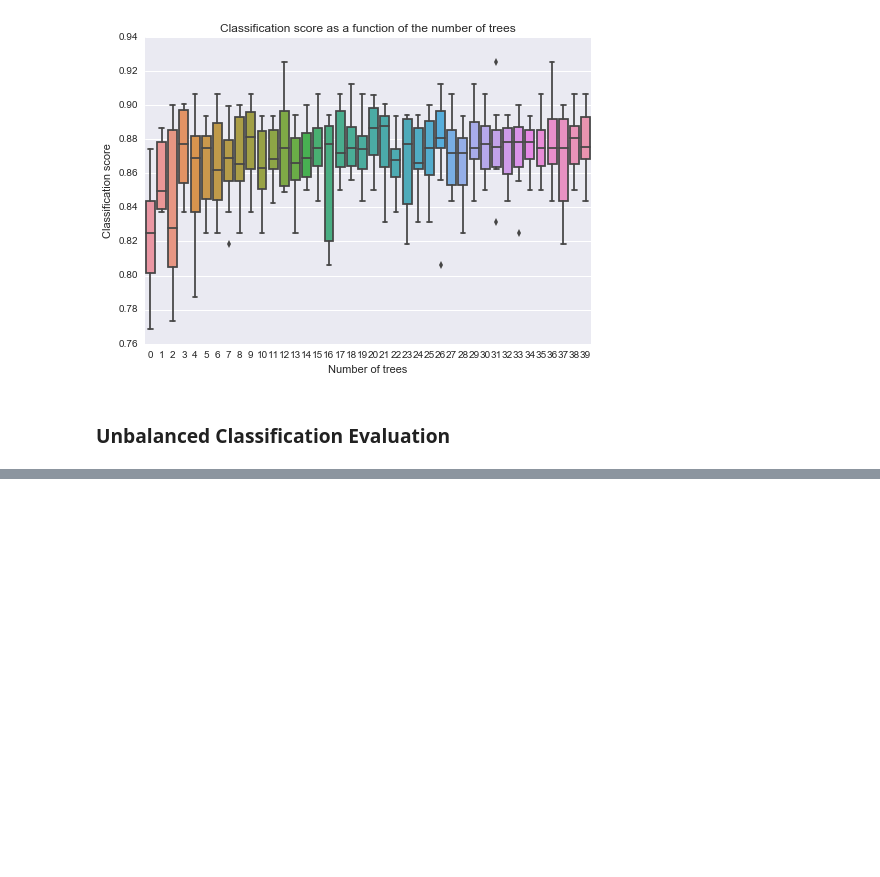
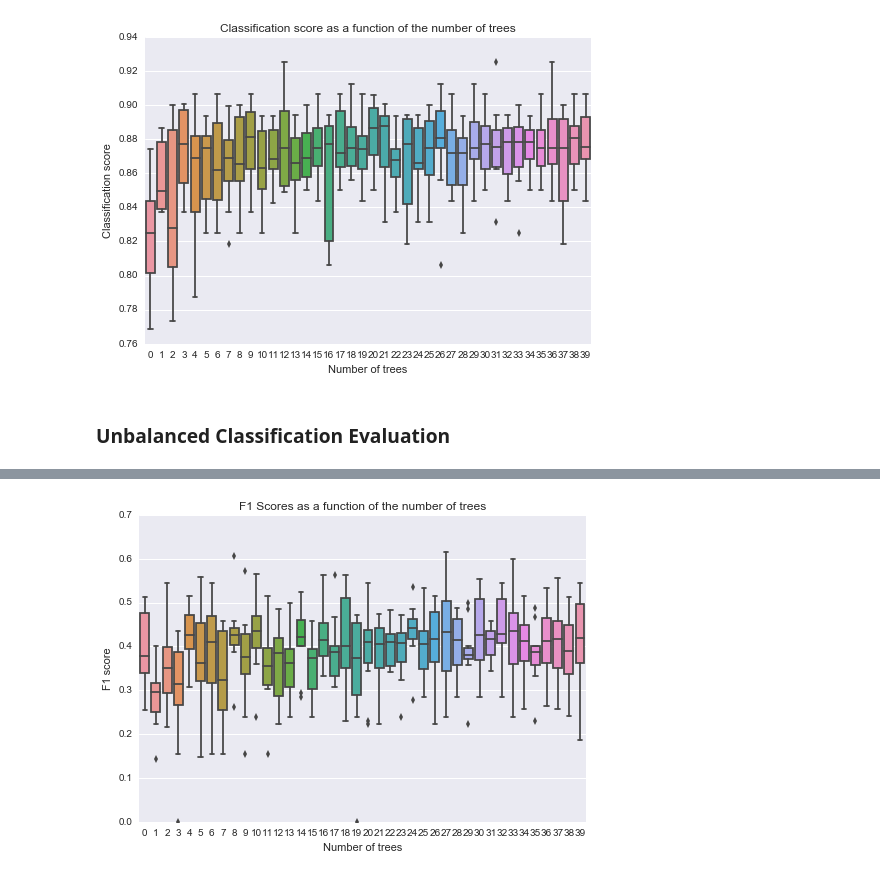
Before and after one commit to xuwenyihust/Wine-Quality, a Jupyter notebook: wine_quality.ipynb, the cells around one changed output, grey strips where cells are left out. Cells and saved outputs as stored; diff of their text form; code cells hidden in the pictures; blank space fills up the shorter version.

```diff
--- a/wine_quality.ipynb
+++ b/wine_quality.ipynb
@@ -124,0 +139,14 @@ plt.show()
+# %%
+scores = []
+
+for num_trees in range(1,41):
+    clf = RandomForestClassifier(n_estimators = num_trees)
+    scores.append(cross_val_score(clf, X, y, cv=10, scoring='f1'))
+# %%
+sns.boxplot(data=scores)
+plt.xlabel('Number of trees')
+plt.ylabel('F1 score')
+plt.title('F1 Scores as a function of the number of trees')
+plt.show()
+# %% [output]
+[figure, added]
```
Also changed, not shown: parts of 2 cells of this notebook.
